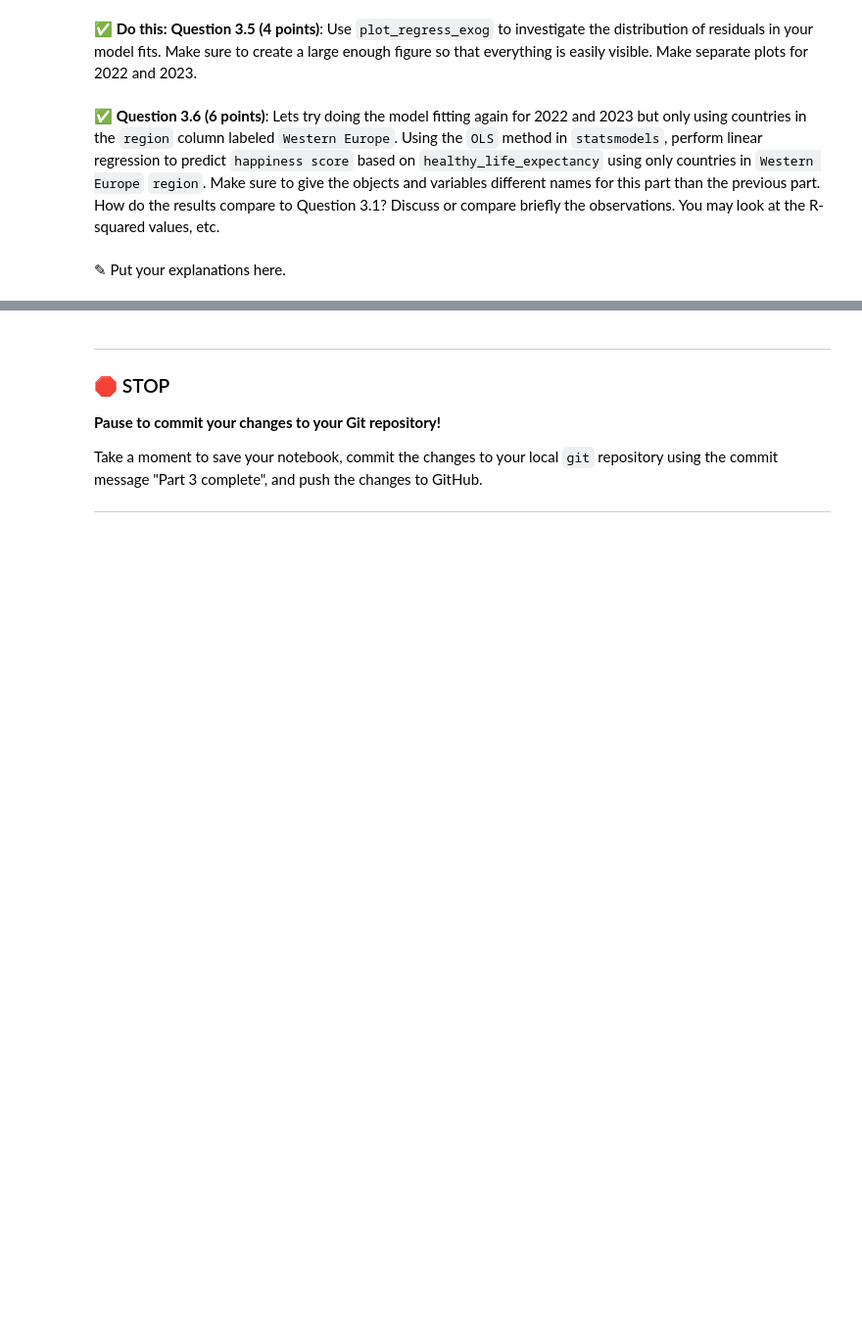
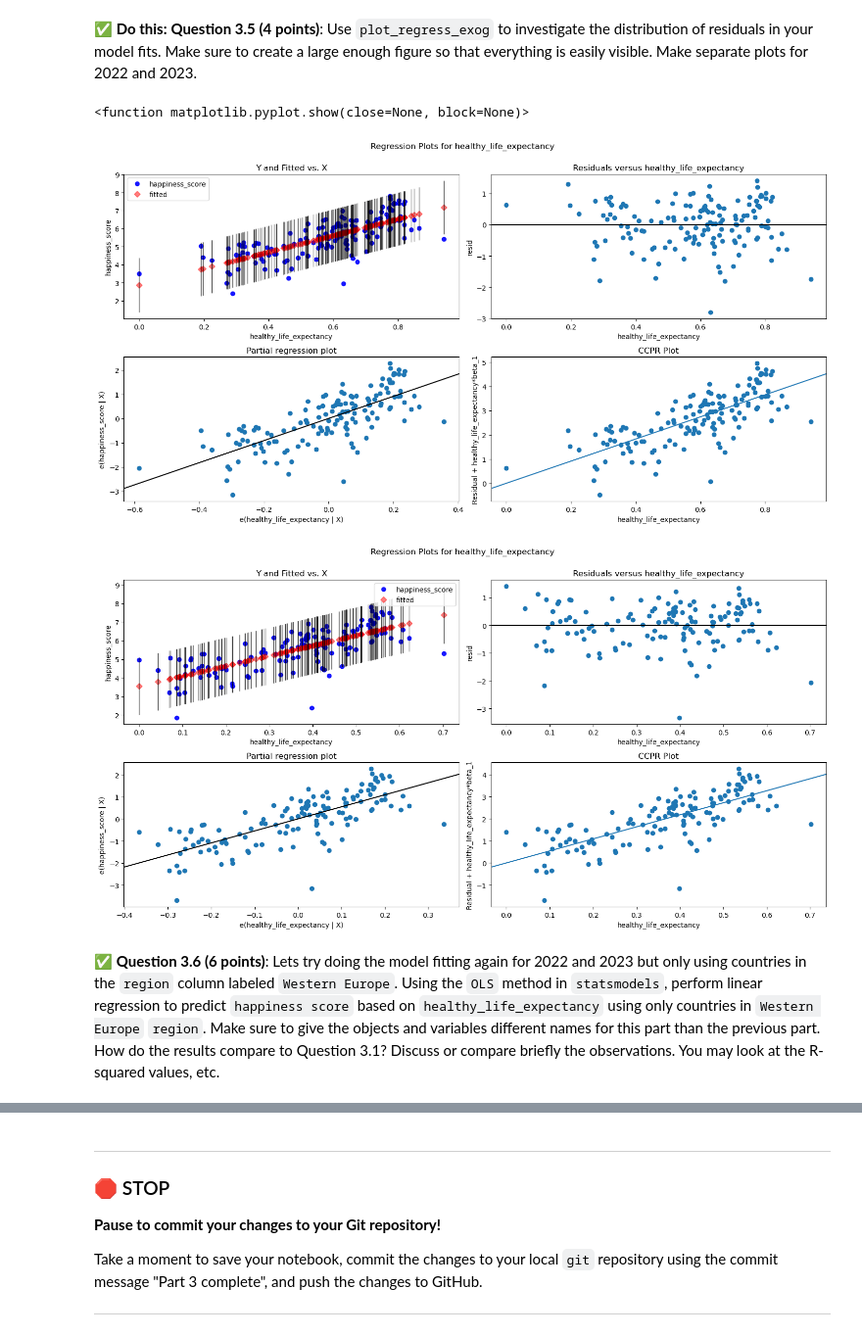
Before and after one commit to NathanZarkowsky/CMSE202-f23-turnin, a Jupyter notebook: hw-03/HW-03_Regression-S24-STUDENT.ipynb, the cells around one changed output, grey strips where cells are left out. Shown at 98% size. Cells and saved outputs as stored; diff of their text form; code cells hidden in the pictures; blank space fills up the shorter version.

```diff
--- a/hw-03/HW-03_Regression-S24-STUDENT.ipynb
+++ b/hw-03/HW-03_Regression-S24-STUDENT.ipynb
@@ -165,0 +171,7 @@ In this part, we'll perform some one-variable linear regression analysis on the
+# %%
+# Put your code here
+import statsmodels.api as sm
+x_with_const_2022 = sm.add_constant(data2022['healthy_life_expectancy'])
+model2022 = sm.OLS(data2022['happiness_score'], x_with_const_2022)
+results2022 = model2022.fit()
+print(results2022.summary())
@@ -165,0 +196,5 @@ In this part, we'll perform some one-variable linear regression analysis on the
+# %%
+x_with_cnst_23 = sm.add_constant(data2023['healthy_life_expectancy'])
+model2023 = sm.OLS(data2023['happiness_score'], x_with_cnst_23)
+results2023 = model2023.fit()
+print(results.summary())
@@ -188,2 +257,13 @@ In this part, we'll perform some one-variable linear regression analysis on the
+# %%
+fig = plt.figure(figsize=(15,8))
+fig = sm.graphics.plot_regress_exog(results2022, "healthy_life_expectancy", fig=fig)
+plt.show
+fig = plt.figure(figsize=(15,8))
+fig = sm.graphics.plot_regress_exog(results2023, "healthy_life_expectancy", fig=fig)
+plt.show
+# %% [output]
+<function matplotlib.pyplot.show(close=None, block=None)>
+[figure, added]
+[figure, added]
 # %% [markdown]
 &#9989;  **Question 3.6 (6 points)**: Lets try doing the model fitting again for 2022 and 2023 but only using countries in the `region` column labeled `Western Europe`. Using the `OLS` method in `statsmodels`, perform linear regression to predict `happiness score` based on `healthy_life_expectancy` using only countries in `Western Europe` `region`. Make sure to give the objects and variables different names for this part than the previous part. How do the results compare to Question 3.1? Discuss or compare briefly the observations. You may look at the R-squared values, etc.
@@ -192,2 +269,0 @@ In this part, we'll perform some one-variable linear regression analysis on the
-# %% [markdown]
-<font size=+3>&#9998;</font> Put your explanations here.
```
Also changed, not shown: parts of 14 cells of this notebook.
